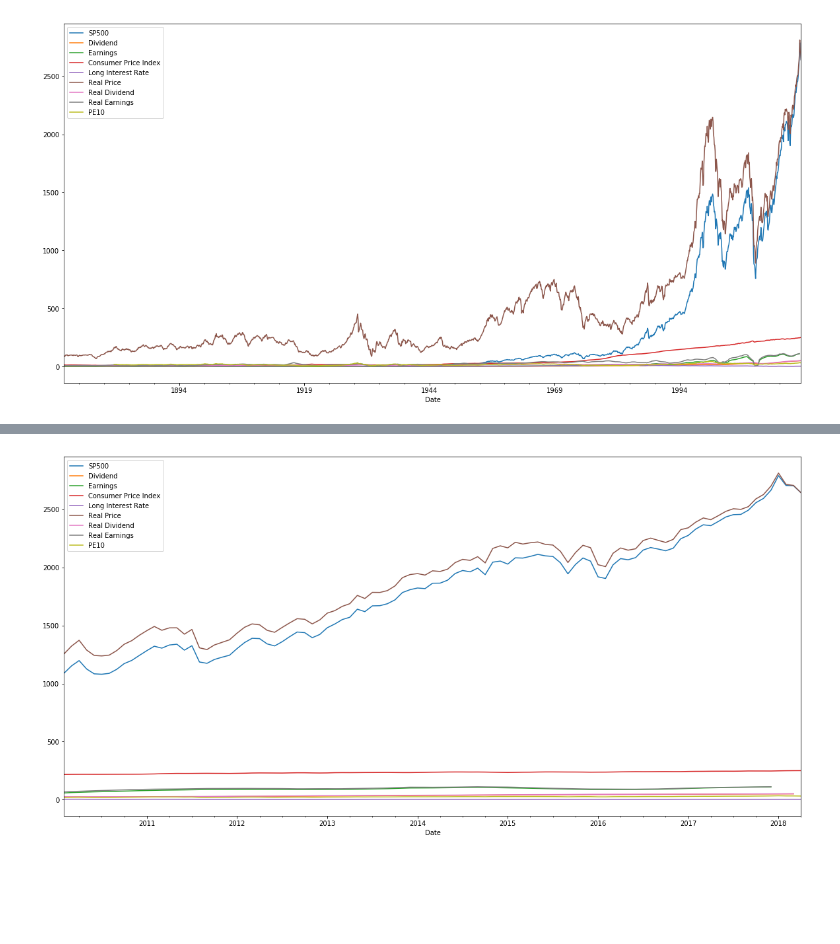
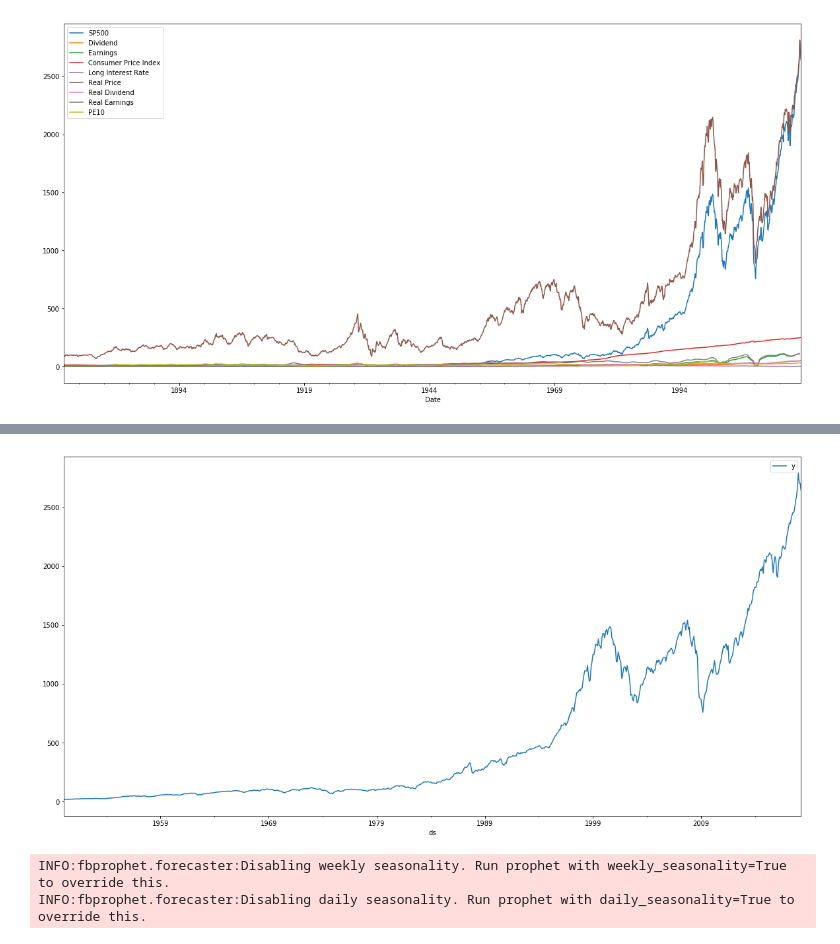
Before and after one commit to jungi21cc/snp500, a Jupyter notebook: snp_index.ipynb, the cells around one changed output, grey strips where cells are left out. Cells and saved outputs as stored; diff of their text form; code cells hidden in the pictures; blank space fills up the shorter version.

Commit message:
simple snp500 index time series prediction completed with prophet

```diff
--- a/snp_index.ipynb
+++ b/snp_index.ipynb
@@ -53,6 +53,9 @@ plt.show()
 # %% [output]
 [figure]
 # %%
-uptodate = data[data['Date'] > '2010-1-1']
+uptodate = data[data['Date'] > '1950-1-1']
+# uptodate = data
+uptodate = uptodate.iloc[:, 0:2]
+uptodate = uptodate.rename(columns={'Date':'ds', "SP500":"y" })
 uptodate.tail()
 # %% [output]
@@ -65,5 +78,5 @@ uptodate.tail()
 # %%
-uptodate.plot(figsize=(20,10), x=uptodate.Date)
+uptodate.plot(figsize=(20,10), x=uptodate.ds)
 plt.show()
 # %% [output]
-[figure, old version]
+[figure, new version]
@@ -69,0 +86,6 @@ plt.show()
+# %%
+# Python
+model = Prophet(growth='linear').fit(uptodate)
+# %% [output]
+INFO:fbprophet.forecaster:Disabling weekly seasonality. Run prophet with weekly_seasonality=True to override this.
+INFO:fbprophet.forecaster:Disabling daily seasonality. Run prophet with daily_seasonality=True to override this.
```
Also changed, not shown: parts of 8 cells of this notebook, 2 other files.
